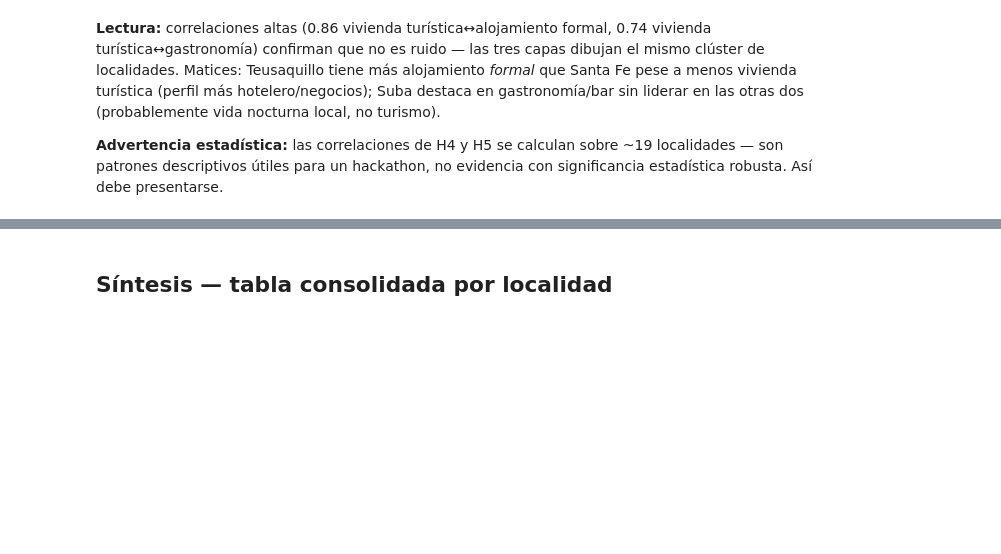
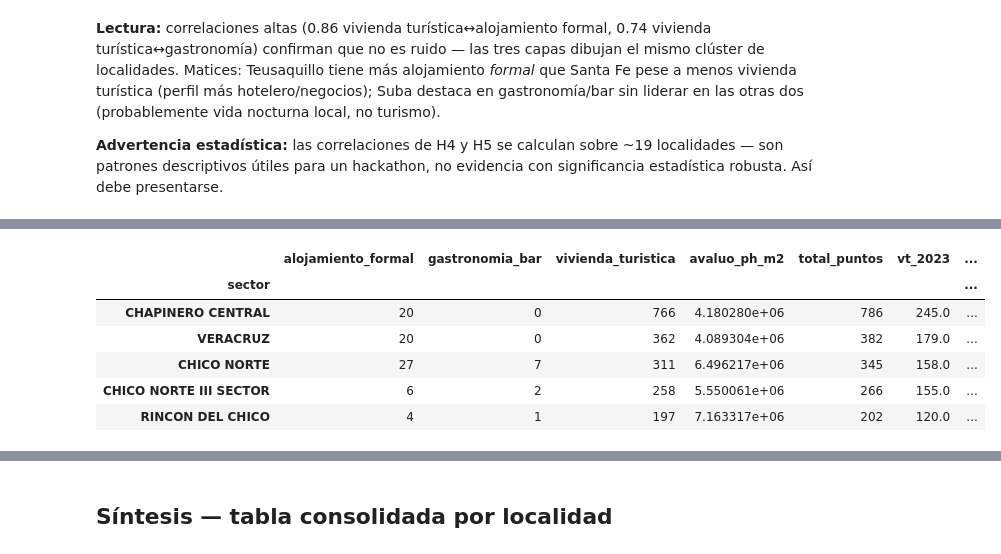
Before and after one commit to JCaceres-R/DataJam-Turismo-Vivienda, a Jupyter notebook: notebooks/01_turismo_vivienda_analisis.ipynb, the cells around one changed output, grey strips where cells are left out. Saved outputs shown, nothing was run; the diff lists cells and outputs as text; code cells hidden in the pictures; blank space fills up the shorter version.

```diff
--- a/notebooks/01_turismo_vivienda_analisis.ipynb
+++ b/notebooks/01_turismo_vivienda_analisis.ipynb
@@ -586,0 +442,79 @@ Guardado: data/processed/clusters_sector_catastral.csv (309 sectores)
+# %%
+from shapely import STRtree
+from sklearn.preprocessing import StandardScaler
+from sklearn.cluster import AgglomerativeClustering
+from minisom import MiniSom
+import numpy as np
+
+manzana_polys = [shape(f["geometry"]) for f in avaluo_data["features"]]
+manzana_valores = [f["properties"]["AV_CAT_PH"] for f in avaluo_data["features"]]
+manzana_tree = STRtree(manzana_polys)
+
+
+def avaluo_por_punto(lon, lat):
+    if lon is None or lat is None:
+        return None
+    idx = manzana_tree.query(Point(lon, lat), predicate="within")
+    return manzana_valores[idx[0]] if len(idx) else None
+
+
+FUENTES_SECTOR = [
+    ("vivienda_turistica_actual.geojson", "SECCATASTR", "LATITUD", "LONGITUD", "vivienda_turistica"),
+    ("alojamiento_turistico_actual.geojson", "SECCATASTR", "LATITUD", "LONGITUD", "alojamiento_formal"),
+    ("gastronomia_bar_actual.geojson", "Sector_Cat", "Latitud", "Longitud", "gastronomia_bar"),
+]
+
+filas = []
+zit_filas = []  # solo vivienda turistica: dentro/fuera de ZIT, para cruzar DESPUES del clustering
+for fname, campo_sector, campo_lat, campo_lon, etiqueta in FUENTES_SECTOR:
+    data = json.load(open(RAW / fname, encoding="utf-8"))
+    for f in data["features"]:
+        p = f["properties"]
+        sector = fix_mojibake(p.get(campo_sector))
+        if not sector:
+            continue
+        avaluo = avaluo_por_punto(p.get(campo_lon), p.get(campo_lat))
+        filas.append({"sector": sector, "tipo": etiqueta, "avaluo": avaluo})
+        if etiqueta == "vivienda_turistica":
+            punto_wm = shape(f["geometry"])  # Web Mercator, igual que zit_polys (ver H2)
+            dentro = any(poly.contains(punto_wm) for poly in zit_polys)
+            zit_filas.append({"sector": sector, "dentro_zit": dentro})
+
+puntos_sector = pd.DataFrame(filas)
+conteos = puntos_sector.pivot_table(index="sector", columns="tipo", values="avaluo", aggfunc="size", fill_value=0)
+avaluo_sector = puntos_sector.groupby("sector")["avaluo"].mean().rename("avaluo_ph_m2")
+
+# Vivienda turistica 2023, solo para el crecimiento por sector (no entra a los demas calculos)
+vt2023_data = json.load(open(RAW / "vivienda_turistica_2023.geojson", encoding="utf-8"))
+vt2023_sectores = [
+    fix_mojibake(f["properties"].get("Sector_Cat"))
+    for f in vt2023_data["features"] if f["properties"].get("Sector_Cat")
+]
+vt_2023_por_sector = pd.Series(vt2023_sectores).value_counts().rename("vt_2023")
+
+# Estatus ZIT por sector: independiente, NO se usa para entrenar el SOM (celda siguiente)
+zit_por_sector = pd.DataFrame(zit_filas).groupby("sector")["dentro_zit"].agg(["sum", "count"])
+zit_por_sector = zit_por_sector.rename(columns={"sum": "dentro_zit_n", "count": "n_vt_zit_check"})
+
+perfiles = conteos.join(avaluo_sector)
+perfiles["total_puntos"] = conteos.sum(axis=1)
+perfiles = perfiles[perfiles["total_puntos"] >= 3].copy()
+perfiles["avaluo_ph_m2"] = perfiles["avaluo_ph_m2"].fillna(perfiles["avaluo_ph_m2"].median())
+
+perfiles["vt_2023"] = perfiles.index.map(vt_2023_por_sector).fillna(0)
+perfiles["crecimiento_pct"] = (
+    (perfiles["vivienda_turistica"] - perfiles["vt_2023"]) / (perfiles["vt_2023"] + 1) * 100
+).round(1)
+perfiles["pct_vivienda_turistica"] = (perfiles["vivienda_turistica"] / perfiles["total_puntos"] * 100).round(1)
+perfiles["pct_alojamiento_formal"] = (perfiles["alojamiento_formal"] / perfiles["total_puntos"] * 100).round(1)
+perfiles["pct_gastronomia_bar"] = (perfiles["gastronomia_bar"] / perfiles["total_puntos"] * 100).round(1)
+# Intensidad como eje aparte de la mezcla: sin esto, un sector con 3 puntos 100% vivienda
+# turistica queda identico a uno con 300 puntos 100% vivienda turistica.
+perfiles["intensidad_vt"] = np.log1p(perfiles["vivienda_turistica"])
+perfiles["pct_fuera_zit"] = perfiles.index.map(
+    (1 - zit_por_sector["dentro_zit_n"] / zit_por_sector["n_vt_zit_check"]) * 100
+)
+
+print(f"Sectores con >=3 puntos: {len(perfiles)}  |  con estatus ZIT calculable: {perfiles['pct_fuera_zit'].notna().sum()}")
+perfiles.sort_values("total_puntos", ascending=False).head()
+# %% [output]
@@ -586,0 +522,7 @@ Guardado: data/processed/clusters_sector_catastral.csv (309 sectores)
+|  | alojamiento_formal | gastronomia_bar | vivienda_turistica | avaluo_ph_m2 | total_puntos | vt_2023 | ... |
+| sector |  |  |  |  |  |  | ... |
+| CHAPINERO CENTRAL | 20 | 0 | 766 | 4.180280e+06 | 786 | 245.0 | ... |
+| VERACRUZ | 20 | 0 | 362 | 4.089304e+06 | 382 | 179.0 | ... |
+| CHICO NORTE | 27 | 7 | 311 | 6.496217e+06 | 345 | 158.0 | ... |
+| CHICO NORTE III SECTOR | 6 | 2 | 258 | 5.550061e+06 | 266 | 155.0 | ... |
+| RINCON DEL CHICO | 4 | 1 | 197 | 7.163317e+06 | 202 | 120.0 | ... |
```
Also changed, not shown: parts of 18 cells of this notebook, 4 other files.
